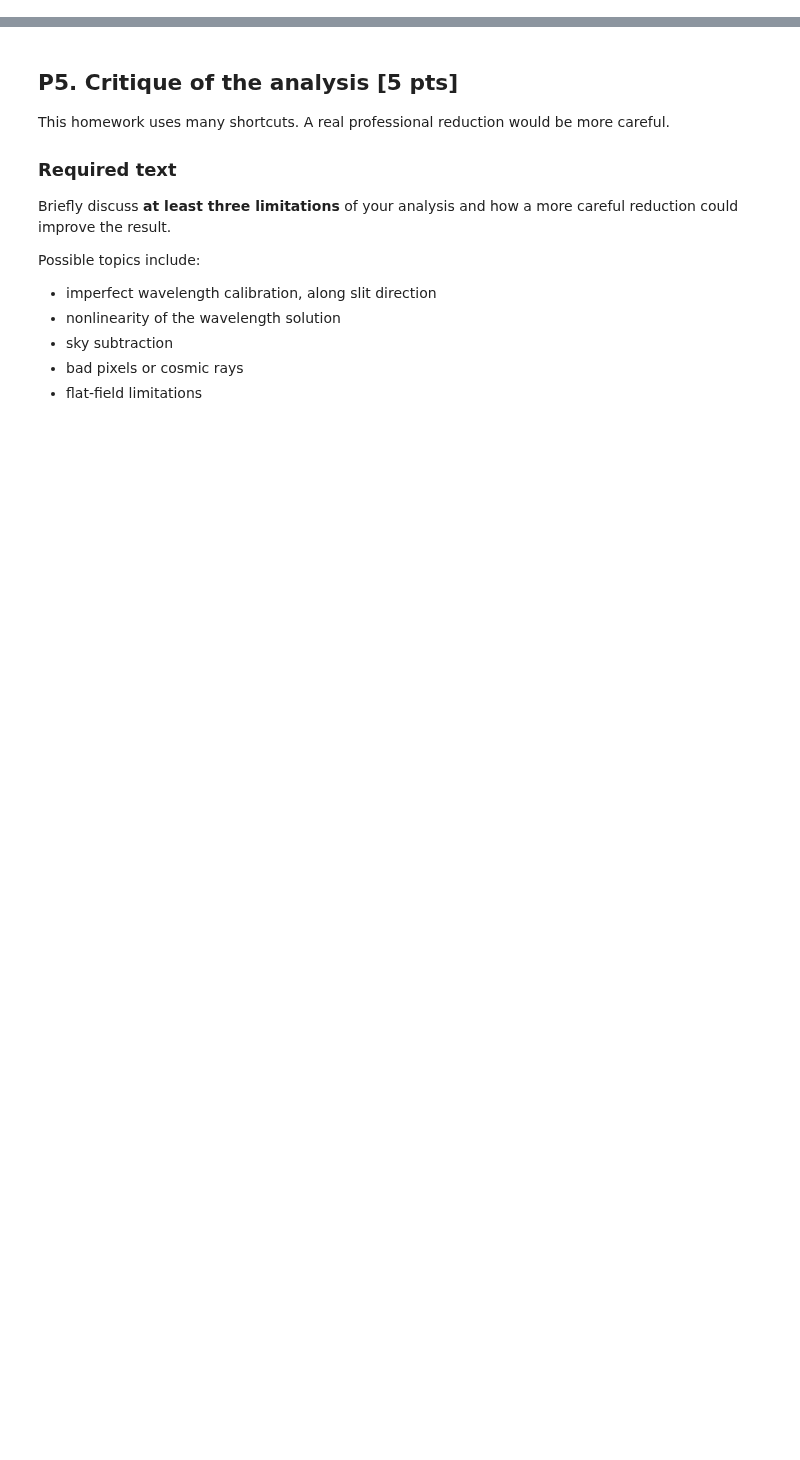
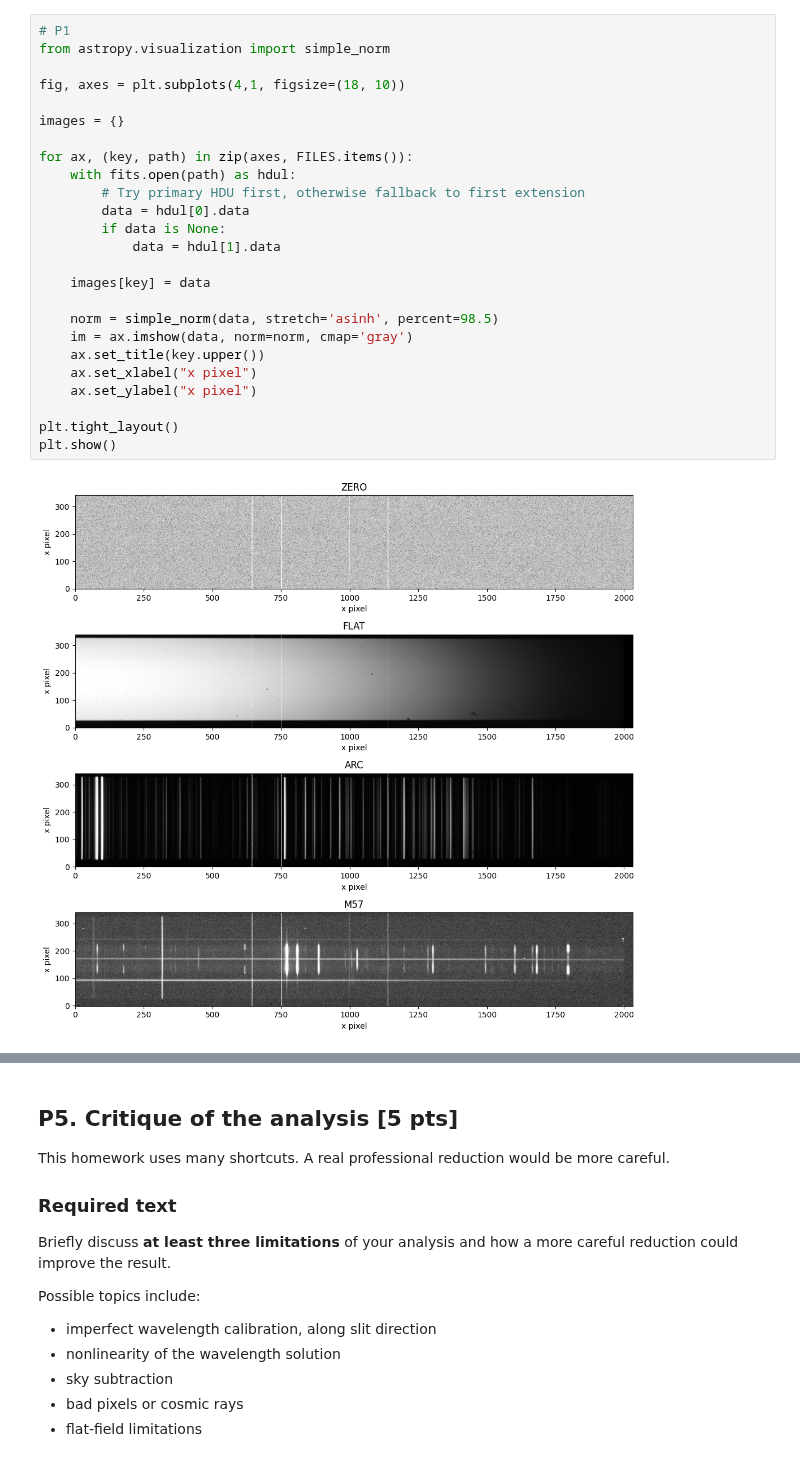
Before and after one commit to oliviergilbertastro/UMich, a Jupyter notebook: ASTRO501/hw4b/HW4b_v3.ipynb, the cells around one changed output, grey strips where cells are left out. Saved outputs shown, nothing was run; the diff lists cells and outputs as text; blank space fills up the shorter version.

```diff
--- a/ASTRO501/hw4b/HW4b_v3.ipynb
+++ b/ASTRO501/hw4b/HW4b_v3.ipynb
@@ -91,3 +91,30 @@ Before doing any analysis, inspect the raw files carefully.
 - obvious bad columns, bright stars, or cosmetic defects
 
 <img src="pics/images4.jpg" width="1000">
+# %%
+# P1
+from astropy.visualization import simple_norm
+
+fig, axes = plt.subplots(4,1, figsize=(18, 10))
+
+images = {}
+
+for ax, (key, path) in zip(axes, FILES.items()):
+    with fits.open(path) as hdul:
+        # Try primary HDU first, otherwise fallback to first extension
+        data = hdul[0].data
+        if data is None:
+            data = hdul[1].data
+
+    images[key] = data
+
+    norm = simple_norm(data, stretch='asinh', percent=98.5)
+    im = ax.imshow(data, norm=norm, cmap='gray')
+    ax.set_title(key.upper())
+    ax.set_xlabel("x pixel")
+    ax.set_ylabel("x pixel")
+
+plt.tight_layout()
+plt.show()
+# %% [output]
+[figure, added]
```
Also changed, not shown: parts of 2 cells of this notebook.
